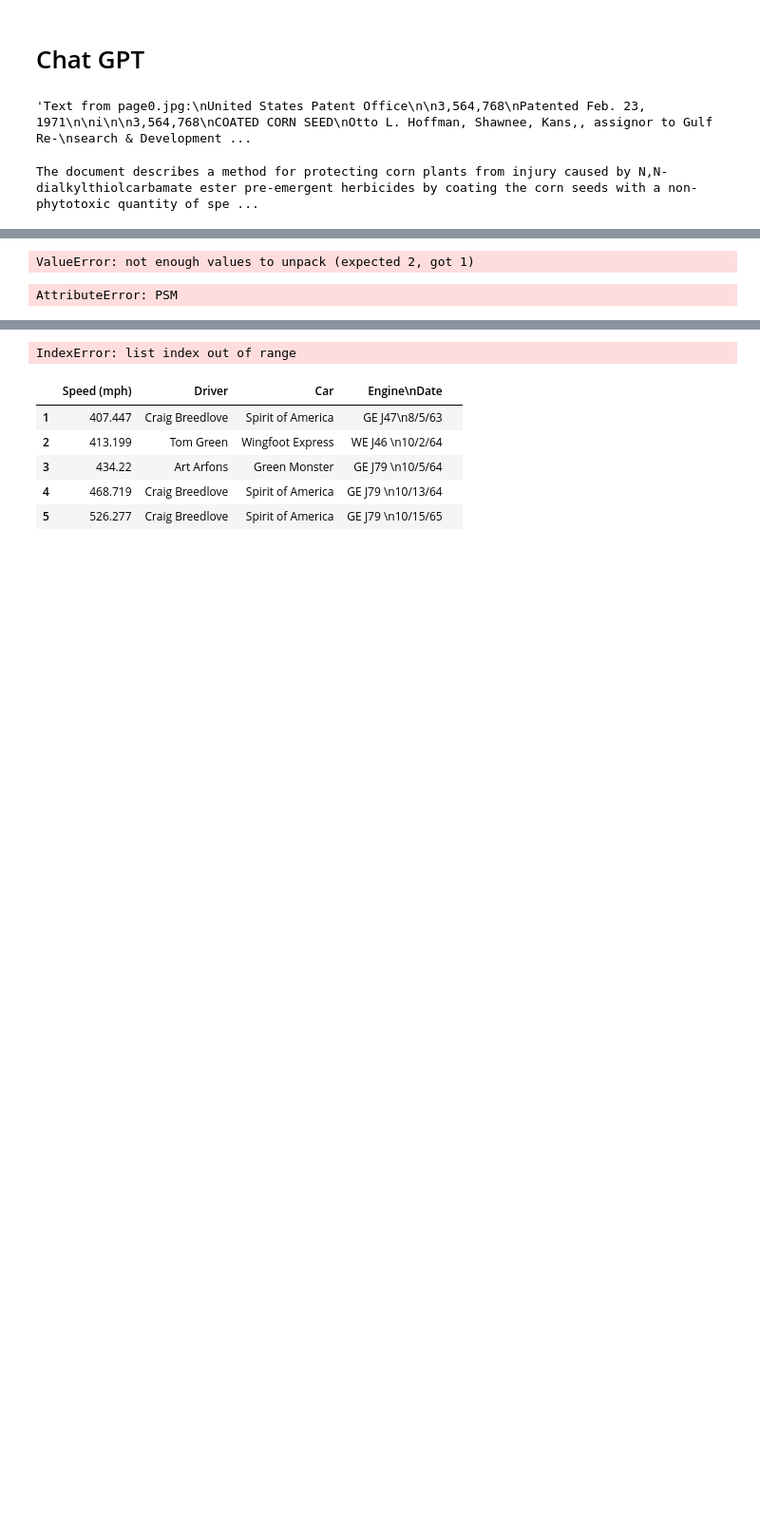
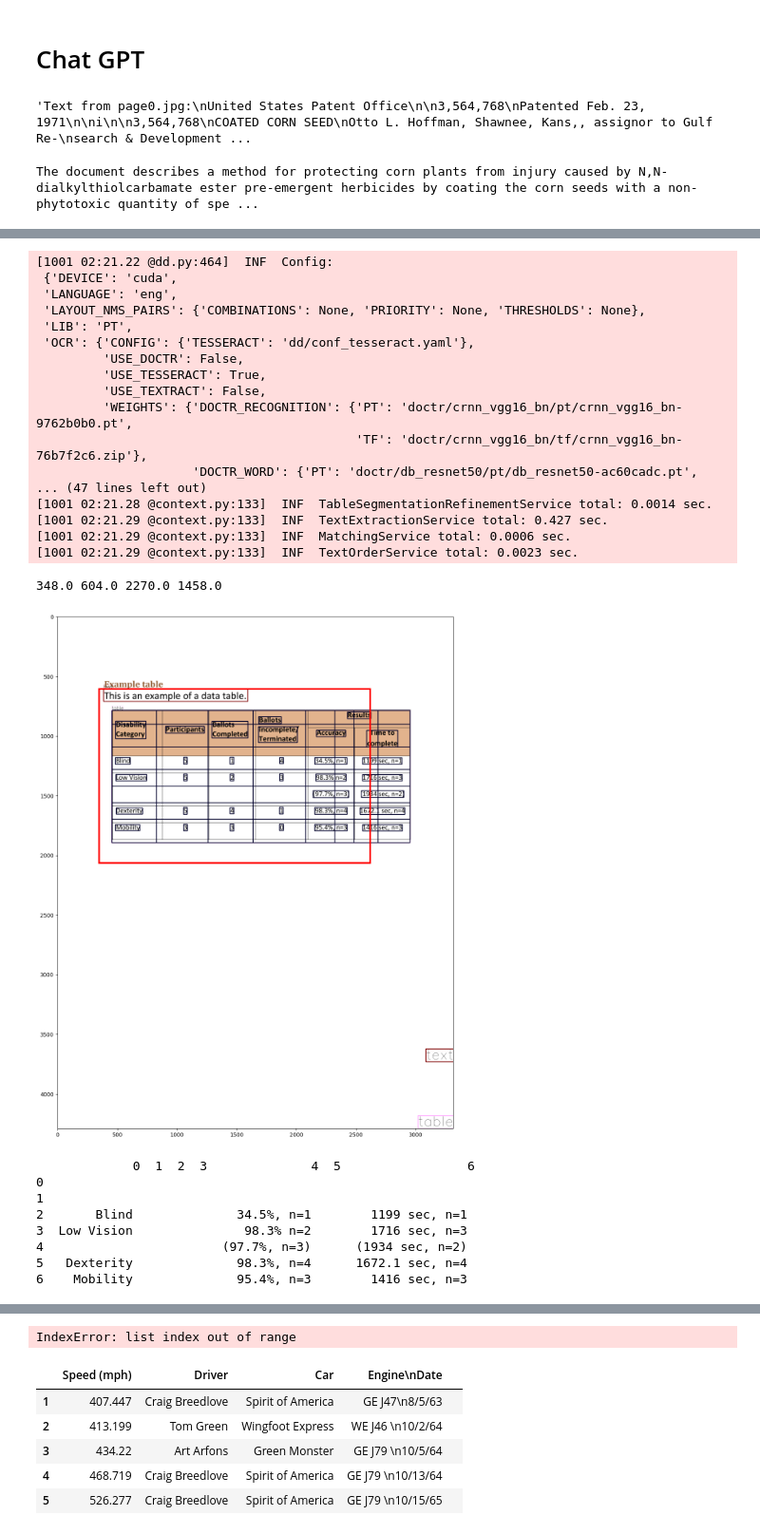
Before and after one commit to lds217/OCR, a Jupyter notebook: OCR.ipynb, the cells around one changed output, grey strips where cells are left out. Shown at 95% size. Cells and saved outputs as stored; diff of their text form; code cells hidden in the pictures; blank space fills up the shorter version.

```diff
--- a/OCR.ipynb
+++ b/OCR.ipynb
@@ -112,80 +112,72 @@ import pandas as pd
 path = "data/table.pdf"
 config_overwrite = [
     "LANGUAGE='eng'",
-    "DEVICE='cuda'",  # Use 'cuda' for GPU processing
-    "USE_LAYOUT=True",  # Enable layout analysis
-    "USE_TABLE_SEGMENTATION=True",  # Enable table segmentation
-    "USE_TABLE_REFINEMENT=True",  # Enable table refinement
-    "PT: {LAYOUT: {WEIGHTS: 'microsoft/pytorch_model.bin'}, PAD: {TOP: 60, RIGHT: 60, BOTTOM: 60, LEFT: 60}}"
+    "DEVICE='cuda'",
+    "USE_LAYOUT=True",
+    "USE_TABLE_SEGMENTATION=True",
+    "USE_TABLE_REFINEMENT=True",
 ]
 analyzer = dd.get_dd_analyzer(config_overwrite=config_overwrite)
 df = analyzer.analyze(path=path)
 df.reset_state()
 
-# Iterate through the document pages
+
 doc = iter(df)
 page = None
 
-# Skip to the page you are interested in (you can change this loop)
 for _ in range(1):
     page = next(doc)
 
-# Visualize the detected tables on the page
+
 if page and len(page.tables) > 0:
-    image = page.viz()  # The full page image
+    image = page.viz()
 
-    # Create a new figure
     plt.figure(figsize=(25, 17))
     plt.axis('on')
 
-    # Plot the page image
     plt.imshow(image)
 
-    # Loop through the tables to extract their bounding boxes
     for table in page.tables:
-        # Get the bounding box of the table (in the form [x0, y0, x1, y1])
         bbox = table.bbox
 
-        # Plot a rectangle around the table to highlight it
         x0, y0, x1, y1 = bbox
         print( x0, y0, x1, y1)
         plt.gca().add_patch(
             plt.Rectangle((x0, y0), x1, y1, fill=False, edgecolor='red', linewidth=3)
         )
 
     plt.show()
 
-    # Optionally, show the table data as DataFrames
     for table in page.tables:
         df_table = pd.DataFrame(table.csv)
         print(df_table.head(10))
 else:
     print("No tables detected on this page.")
 # %% [output]
-ValueError: not enough values to unpack (expected 2, got 1)
+[1001 02:21.22 @dd.py:464]  INF  Config:
+ {'DEVICE': 'cuda',
+ 'LANGUAGE': 'eng',
+ 'LAYOUT_NMS_PAIRS': {'COMBINATIONS': None, 'PRIORITY': None, 'THRESHOLDS': None},
+ 'LIB': 'PT',
+ 'OCR': {'CONFIG': {'TESSERACT': 'dd/conf_tesseract.yaml'},
+         'USE_DOCTR': False,
+         'USE_TESSERACT': True,
+         'USE_TEXTRACT': False,
+         'WEIGHTS': {'DOCTR_RECOGNITION': {'PT': 'doctr/crnn_vgg16_bn/pt/crnn_vgg16_bn-9762b0b0.pt',
+                                           'TF': 'doctr/crnn_vgg16_bn/tf/crnn_vgg16_bn-76b7f2c6.zip'},
+                     'DOCTR_WORD': {'PT': 'doctr/db_resnet50/pt/db_resnet50-ac60cadc.pt',
+... (47 lines left out)
+[1001 02:21.28 @context.py:133]  INF  TableSegmentationRefinementService total: 0.0014 sec.
+[1001 02:21.29 @context.py:133]  INF  TextExtractionService total: 0.427 sec.
+[1001 02:21.29 @context.py:133]  INF  MatchingService total: 0.0006 sec.
+[1001 02:21.29 @context.py:133]  INF  TextOrderService total: 0.0023 sec.
+348.0 604.0 2270.0 1458.0
+[figure, added]
+             0  1  2  3              4  5                 6
+0
+1
+2       Blind              34.5%, n=1        1199 sec, n=1
+3  Low Vision               98.3% n=2        1716 sec, n=3
+4                        (97.7%, n=3)      (1934 sec, n=2)
+5   Dexterity              98.3%, n=4      1672.1 sec, n=4
+6    Mobility              95.4%, n=3        1416 sec, n=3
-# %%
-
-path ="data/sample2"
-analyzer = dd.get_dd_analyzer(
-    config_overwrite=[
-        "LANGUAGE='eng'",
-        "OCR.PSM=6",  # Treat the input image as a single uniform block of text (good for tables)
-        "OCR.OEM=3"   # Use LSTM-based OCR for more accurate recognition
-    ]
-)
-df = analyzer.analyze(path=path)
-df.reset_state()
-doc=iter(df)
-
-page = next(doc)
-
-image = page.viz()
-plt.figure(figsize = (25,17))
-plt.axis('off')
-plt.imshow(image)
-
-table = page.tables[0]
-df = pd.DataFrame(table.csv)
-df.head(10)
-# %% [output]
-AttributeError: PSM
```
Also changed, not shown: parts of 8 cells of this notebook.
